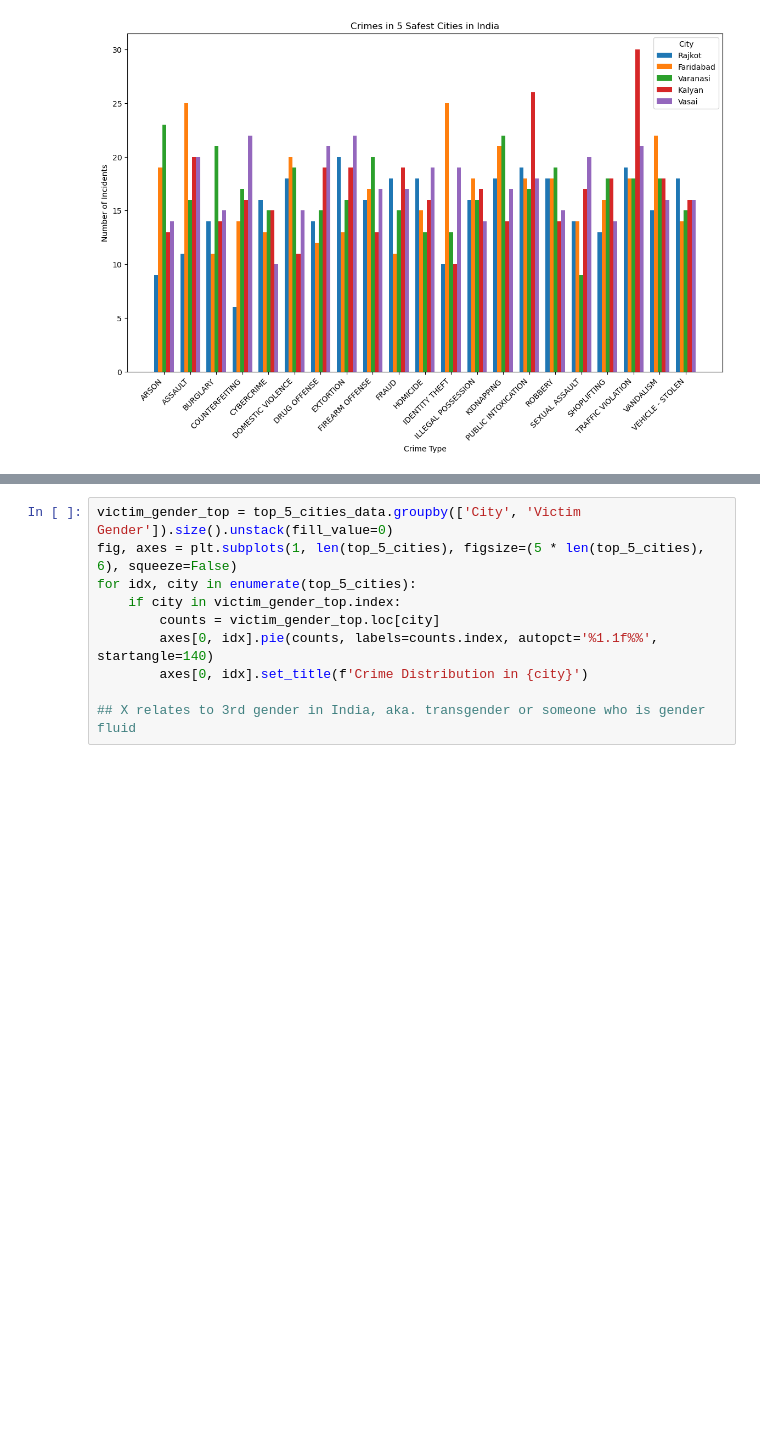
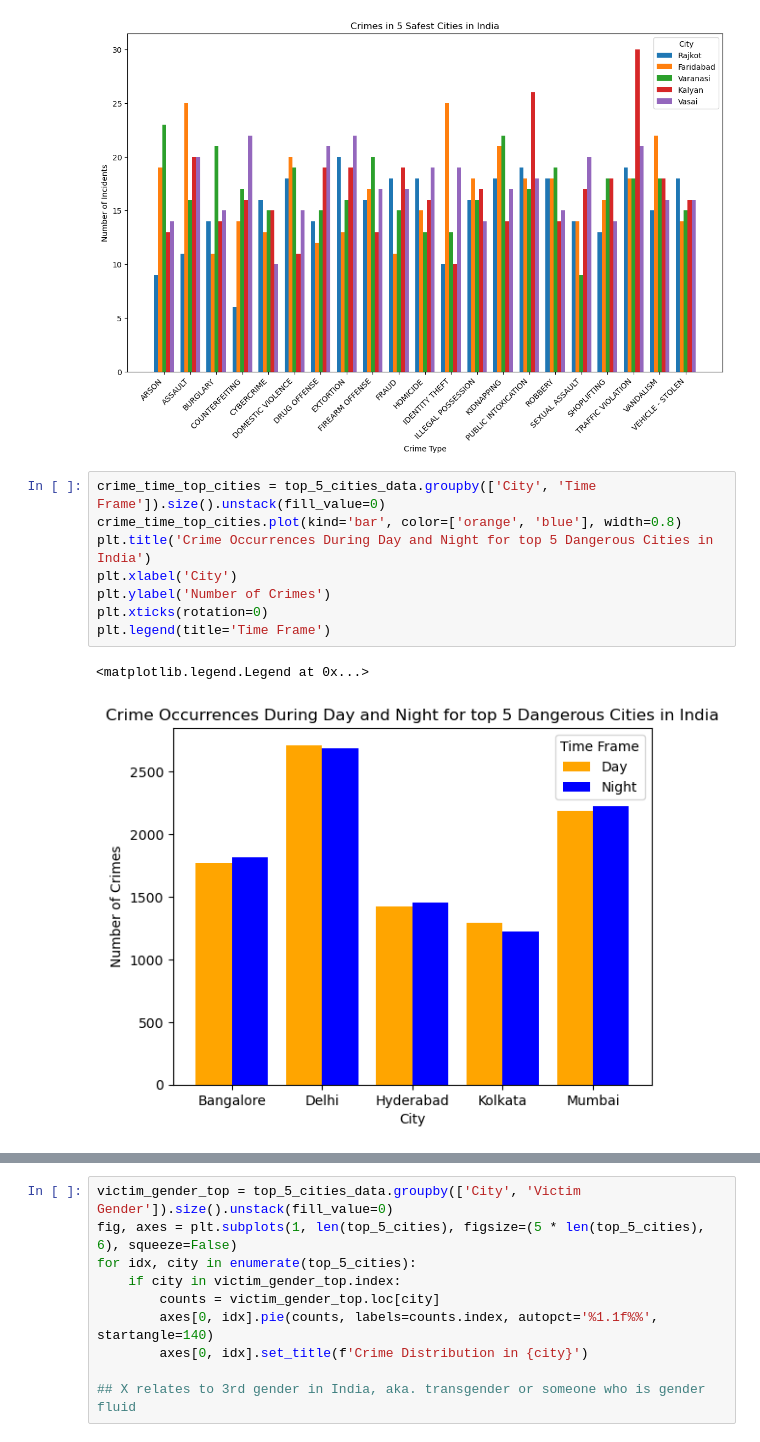
Before and after one commit to aadhyanav/india_crimes_analysis_2023, a Jupyter notebook: india_crimes.ipynb, the cells around one changed output, grey strips where cells are left out. Drawn from its saved outputs; the diff is of its cells as text; blank space fills up the shorter version.

Commit message:
update eda with crime counts

```diff
--- a/india_crimes.ipynb
+++ b/india_crimes.ipynb
@@ -169,3 +169,14 @@ plt.legend(title="City")
 plt.show()
 # %% [output]
 [figure]
+# %%
+crime_time_top_cities = top_5_cities_data.groupby(['City', 'Time Frame']).size().unstack(fill_value=0)
+crime_time_top_cities.plot(kind='bar', color=['orange', 'blue'], width=0.8)
+plt.title('Crime Occurrences During Day and Night for top 5 Dangerous Cities in India')
+plt.xlabel('City')
+plt.ylabel('Number of Crimes')
+plt.xticks(rotation=0)
+plt.legend(title='Time Frame')
+# %% [output]
+<matplotlib.legend.Legend at 0x...>
+[figure, added]
```
Also changed, not shown: parts of 5 cells of this notebook.
